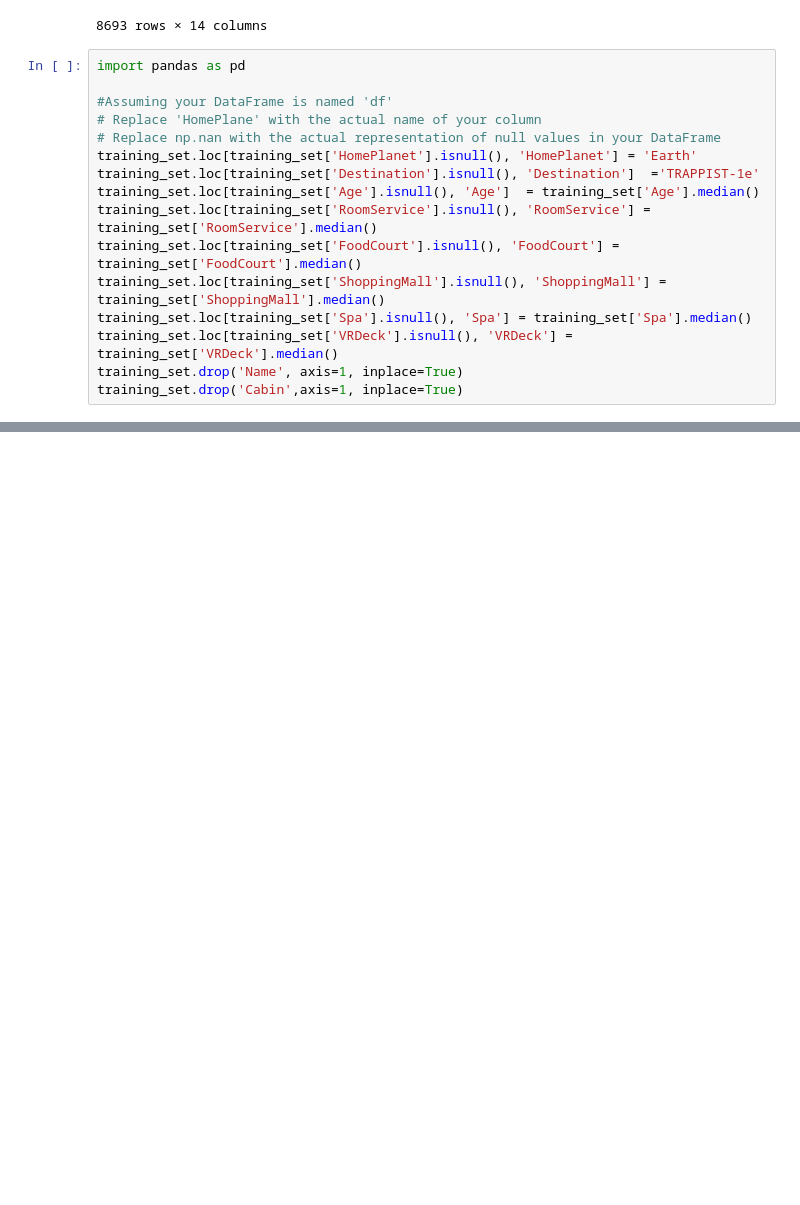
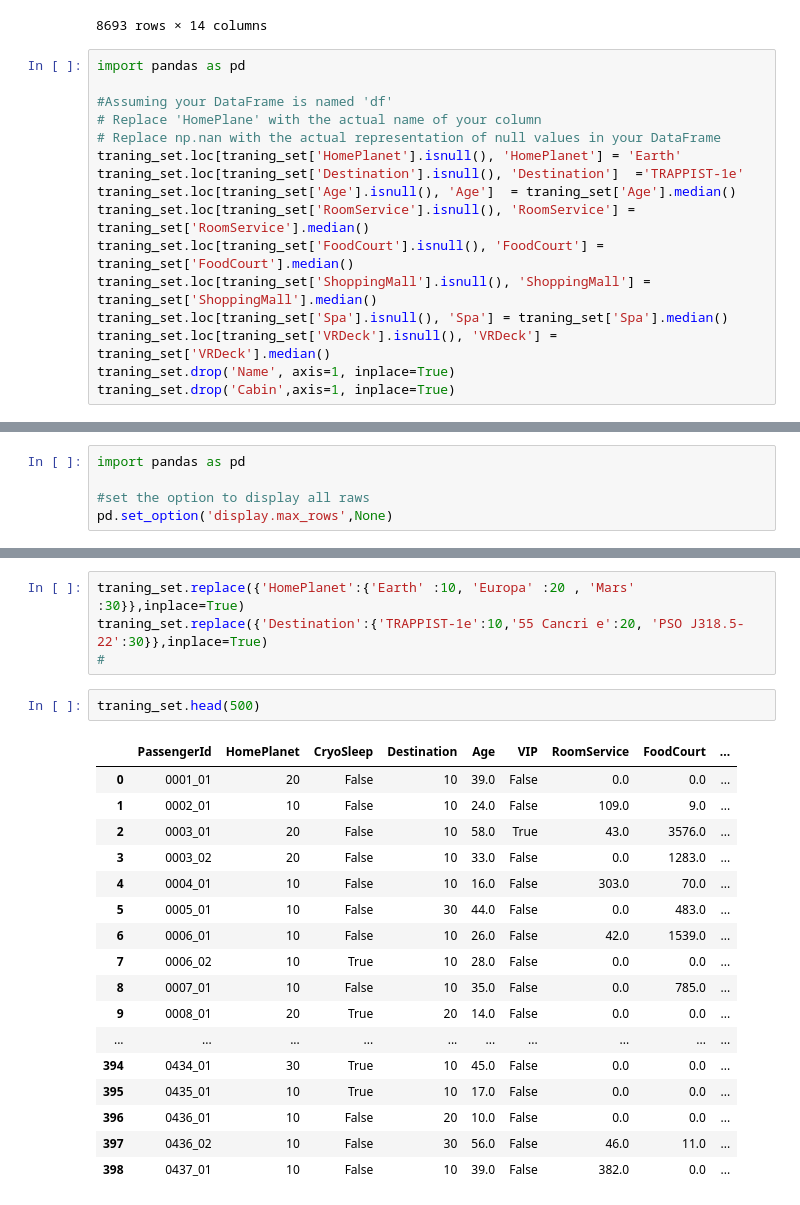
Before and after one commit to sandun7787/Titanic_Spaceship, a Jupyter notebook: space_titanic.ipynb, the cells around one changed output, grey strips where cells are left out. Drawn from its saved outputs; the diff is of its cells as text; blank space fills up the shorter version.

```diff
--- a/space_titanic.ipynb
+++ b/space_titanic.ipynb
@@ -78,13 +78,13 @@ import pandas as pd
 #Assuming your DataFrame is named 'df'
 # Replace 'HomePlane' with the actual name of your column
 # Replace np.nan with the actual representation of null values in your DataFrame
-training_set.loc[training_set['HomePlanet'].isnull(), 'HomePlanet'] = 'Earth'
-training_set.loc[training_set['Destination'].isnull(), 'Destination']  ='TRAPPIST-1e'
-training_set.loc[training_set['Age'].isnull(), 'Age']  = training_set['Age'].median()
-training_set.loc[training_set['RoomService'].isnull(), 'RoomService'] = training_set['RoomService'].median()
-training_set.loc[training_set['FoodCourt'].isnull(), 'FoodCourt'] = training_set['FoodCourt'].median()
-training_set.loc[training_set['ShoppingMall'].isnull(), 'ShoppingMall'] = training_set['ShoppingMall'].median()
-training_set.loc[training_set['Spa'].isnull(), 'Spa'] = training_set['Spa'].median()
-training_set.loc[training_set['VRDeck'].isnull(), 'VRDeck'] = training_set['VRDeck'].median()
-training_set.drop('Name', axis=1, inplace=True)
-training_set.drop('Cabin',axis=1, inplace=True)
+traning_set.loc[traning_set['HomePlanet'].isnull(), 'HomePlanet'] = 'Earth'
+traning_set.loc[traning_set['Destination'].isnull(), 'Destination']  ='TRAPPIST-1e'
+traning_set.loc[traning_set['Age'].isnull(), 'Age']  = traning_set['Age'].median()
+traning_set.loc[traning_set['RoomService'].isnull(), 'RoomService'] = traning_set['RoomService'].median()
+traning_set.loc[traning_set['FoodCourt'].isnull(), 'FoodCourt'] = traning_set['FoodCourt'].median()
+traning_set.loc[traning_set['ShoppingMall'].isnull(), 'ShoppingMall'] = traning_set['ShoppingMall'].median()
+traning_set.loc[traning_set['Spa'].isnull(), 'Spa'] = traning_set['Spa'].median()
+traning_set.loc[traning_set['VRDeck'].isnull(), 'VRDeck'] = traning_set['VRDeck'].median()
+traning_set.drop('Name', axis=1, inplace=True)
+traning_set.drop('Cabin',axis=1, inplace=True)
@@ -92,0 +91,5 @@ NameError: name 'training_set' is not defined
+# %%
+import pandas as pd
+
+#set the option to display all raws
+pd.set_option('display.max_rows',None)
@@ -92,0 +135,24 @@ NameError: name 'training_set' is not defined
+# %%
+traning_set.replace({'HomePlanet':{'Earth' :10, 'Europa' :20 , 'Mars' :30}},inplace=True)
+traning_set.replace({'Destination':{'TRAPPIST-1e':10,'55 Cancri e':20, 'PSO J318.5-22':30}},inplace=True)
+#
+# %%
+traning_set.head(500)
+# %% [output]
+|  | PassengerId | HomePlanet | CryoSleep | Destination | Age | VIP | RoomService | FoodCourt | ... |
+| 0 | 0001_01 | 20 | False | 10 | 39.0 | False | 0.0 | 0.0 | ... |
+| 1 | 0002_01 | 10 | False | 10 | 24.0 | False | 109.0 | 9.0 | ... |
+| 2 | 0003_01 | 20 | False | 10 | 58.0 | True | 43.0 | 3576.0 | ... |
+| 3 | 0003_02 | 20 | False | 10 | 33.0 | False | 0.0 | 1283.0 | ... |
+| 4 | 0004_01 | 10 | False | 10 | 16.0 | False | 303.0 | 70.0 | ... |
+| 5 | 0005_01 | 10 | False | 30 | 44.0 | False | 0.0 | 483.0 | ... |
+| 6 | 0006_01 | 10 | False | 10 | 26.0 | False | 42.0 | 1539.0 | ... |
+| 7 | 0006_02 | 10 | True | 10 | 28.0 | False | 0.0 | 0.0 | ... |
+| 8 | 0007_01 | 10 | False | 10 | 35.0 | False | 0.0 | 785.0 | ... |
+| 9 | 0008_01 | 20 | True | 20 | 14.0 | False | 0.0 | 0.0 | ... |
+| ... | ... | ... | ... | ... | ... | ... | ... | ... | ... |
+| 394 | 0434_01 | 30 | True | 10 | 45.0 | False | 0.0 | 0.0 | ... |
+| 395 | 0435_01 | 10 | True | 10 | 17.0 | False | 0.0 | 0.0 | ... |
+| 396 | 0436_01 | 10 | False | 20 | 10.0 | False | 0.0 | 0.0 | ... |
+| 397 | 0436_02 | 10 | False | 30 | 56.0 | False | 46.0 | 11.0 | ... |
+| 398 | 0437_01 | 10 | False | 10 | 39.0 | False | 382.0 | 0.0 | ... |
```
Also changed, not shown: parts of 5 cells of this notebook.
